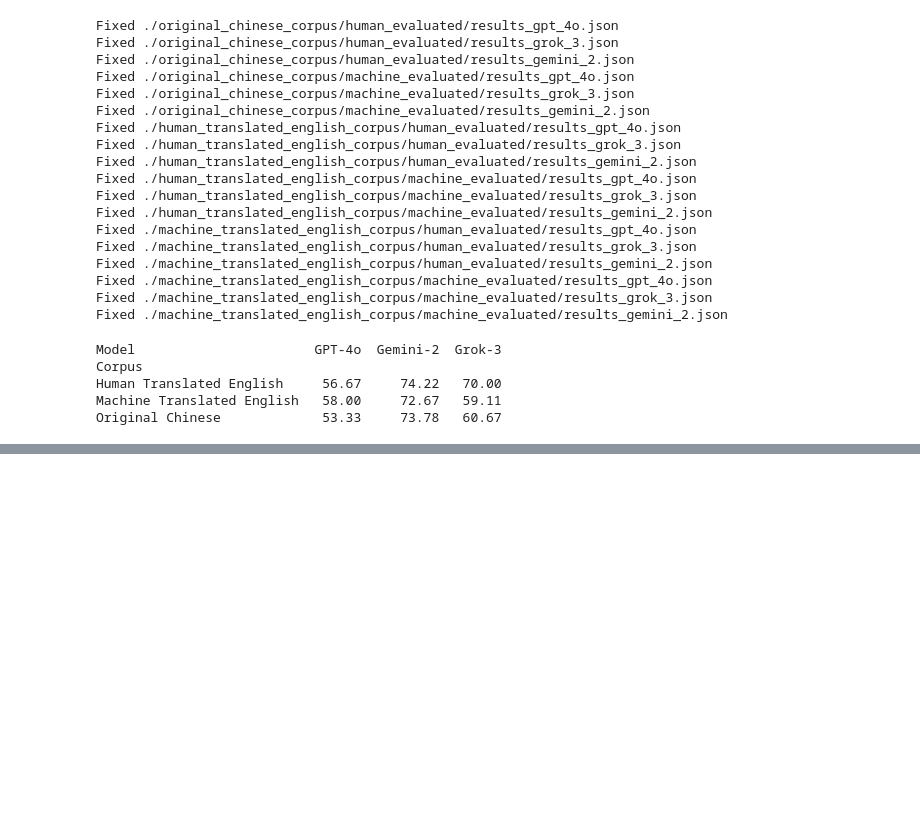
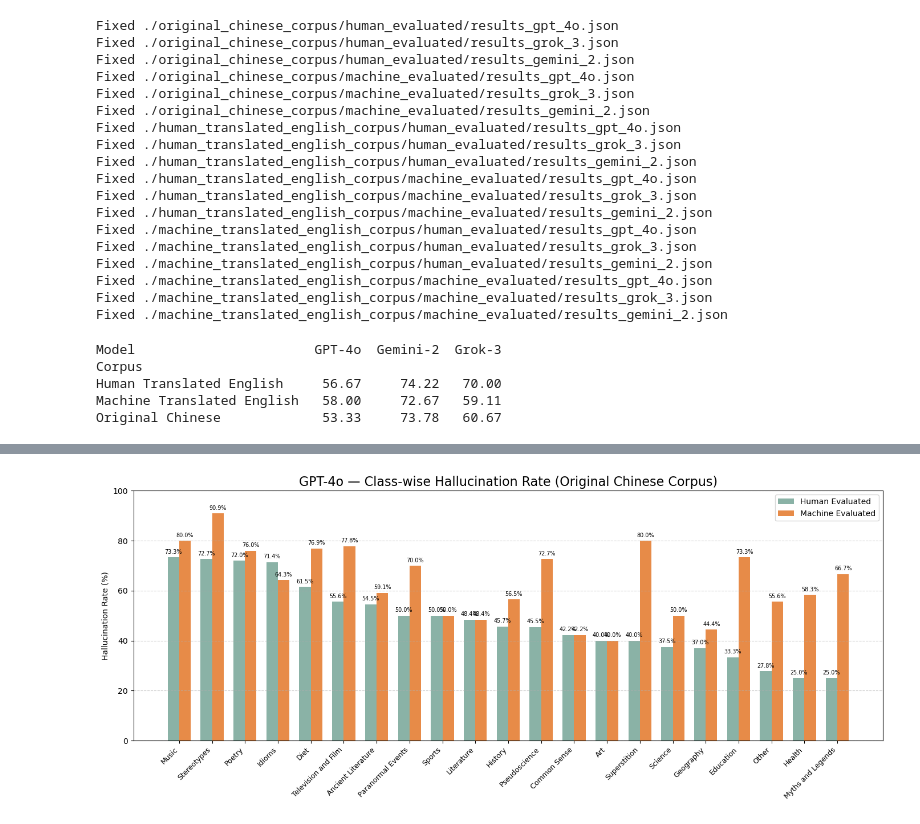
Before and after one commit to KimHZJin/HalluQA, a Jupyter notebook: eval.ipynb, the cells around one changed output, grey strips where cells are left out. Cells and saved outputs as stored; diff of their text form; code cells hidden in the pictures; blank space fills up the shorter version.

```diff
--- a/eval.ipynb
+++ b/eval.ipynb
@@ -102,0 +349,14 @@ Original Chinese             53.33     73.78   60.67
+# %%
+# Load the HalluQA question sheet
+with open("HalluQA_EN_human.json", "r", encoding="utf-8") as f:
+    halluqa_data = json.load(f)
+
+# Create a DataFrame
+df_questions = pd.DataFrame(halluqa_data)
+
+# Count how many questions per Class
+class_counts = df_questions["Class"].value_counts()
+
+# Show result
+print("==== Number of Questions per Class ====")
+print(class_counts)
@@ -102,0 +385,81 @@ Original Chinese             53.33     73.78   60.67
+# %%
+# Step 1: Helper function
+def prepare_model_data_fixed(model_name, eval_type="human_evaluated"):
+    records = []
+    corpus = "original_chinese_corpus"  # Fix to Original Chinese only
+    model_records = master_data[corpus][eval_type][model_name]
+    for r in model_records:
+        records.append({
+            "Corpus": corpus,
+            "Question ID": r["question_id"],
+            "is_hallucination": r["is_hallucination"],
+            "Class": id_to_class.get(r["question_id"], "Unknown")
+        })
+    df_model = pd.DataFrame(records)
+
+    selected_classes = [
+        "History", "Common Sense", "Science", "Literature", "Geography", "Poetry",
+        "Ancient Literature", "Television and Film", "Other", "Sports", "Music",
+        "Education", "Idioms", "Diet", "Myths and Legends", "Health",
+        "Pseudoscience", "Stereotypes", "Paranormal Events", "Art", "Superstition"
+    ]
+    df_model = df_model[df_model["Class"].isin(selected_classes)]
+
+    class_rates = df_model.groupby("Class").apply(
+        lambda x: (sum(x["is_hallucination"])/len(x)) * 100
+    ).reset_index(name="Hallucination Rate (%)")
+
+    return class_rates
+
+# Step 2: Prepare data
+gpt4o_human = prepare_model_data_fixed("gpt_4o", eval_type="human_evaluated")
+gpt4o_machine = prepare_model_data_fixed("gpt_4o", eval_type="machine_evaluated")
+
+grok3_human = prepare_model_data_fixed("grok_3", eval_type="human_evaluated")
+grok3_machine = prepare_model_data_fixed("grok_3", eval_type="machine_evaluated")
+
+gemini2_human = prepare_model_data_fixed("gemini_2", eval_type="human_evaluated")
+gemini2_machine = prepare_model_data_fixed("gemini_2", eval_type="machine_evaluated")
+
+# Step 3: Plotting function
+def plot_human_machine_fixed(human_data, machine_data, model_name, human_color, machine_color):
+    # Sort by Human hallucination rate
+    human_data = human_data.sort_values("Hallucination Rate (%)", ascending=False)
+    sorted_classes = human_data["Class"]
+
+    # Match Machine data to sorted classes
+    machine_data["Class"] = pd.Categorical(machine_data["Class"], categories=sorted_classes, ordered=True)
+    machine_data = machine_data.sort_values("Class")
+
+    x = np.arange(len(sorted_classes))
+    width = 0.35
+
+    fig, ax = plt.subplots(figsize=(14,6))
+    bars1 = ax.bar(x - width/2, human_data["Hallucination Rate (%)"], width=width, label="Human Evaluated", color=human_color)
+    bars2 = ax.bar(x + width/2, machine_data["Hallucination Rate (%)"], width=width, label="Machine Evaluated", color=machine_color)
+
+    ax.set_xticks(x)
+    ax.set_xticklabels(sorted_classes, rotation=45, ha="right", fontsize=9)
+    ax.set_ylabel("Hallucination Rate (%)")
+    ax.set_title(f"{model_name} — Class-wise Hallucination Rate (Original Chinese Corpus)", fontsize=16)
+    ax.set_ylim(0, 100)
+    ax.grid(axis="y", linestyle="--", alpha=0.6)
+    ax.legend()
+
+    # Annotate
+    for bar in bars1:
+        height = bar.get_height()
+        ax.text(bar.get_x() + bar.get_width()/2., height + 1, f'{height:.1f}%', ha='center', va='bottom', fontsize=7)
+    for bar in bars2:
+        height = bar.get_height()
+        ax.text(bar.get_x() + bar.get_width()/2., height + 1, f'{height:.1f}%', ha='center', va='bottom', fontsize=7)
+
+    plt.tight_layout()
+    plt.show()
+
+# Step 4: Plot for each model
+plot_human_machine_fixed(gpt4o_human, gpt4o_machine, "GPT-4o", human_color="#8AB2A6", machine_color="#E78B48")
+plot_human_machine_fixed(grok3_human, grok3_machine, "Grok-3", human_color="#BF3131", machine_color="#547792")
+plot_human_machine_fixed(gemini2_human, gemini2_machine, "Gemini-2", human_color="#FFA725", machine_color="#7C4585")
+# %% [output]
+[figure, added]
```
Also changed, not shown: parts of 18 cells of this notebook.
